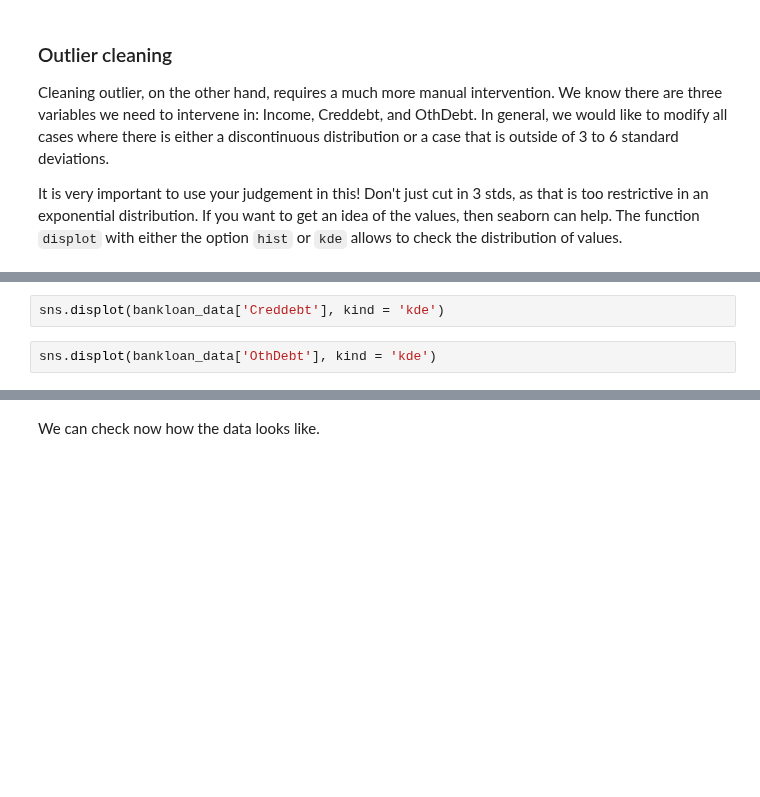
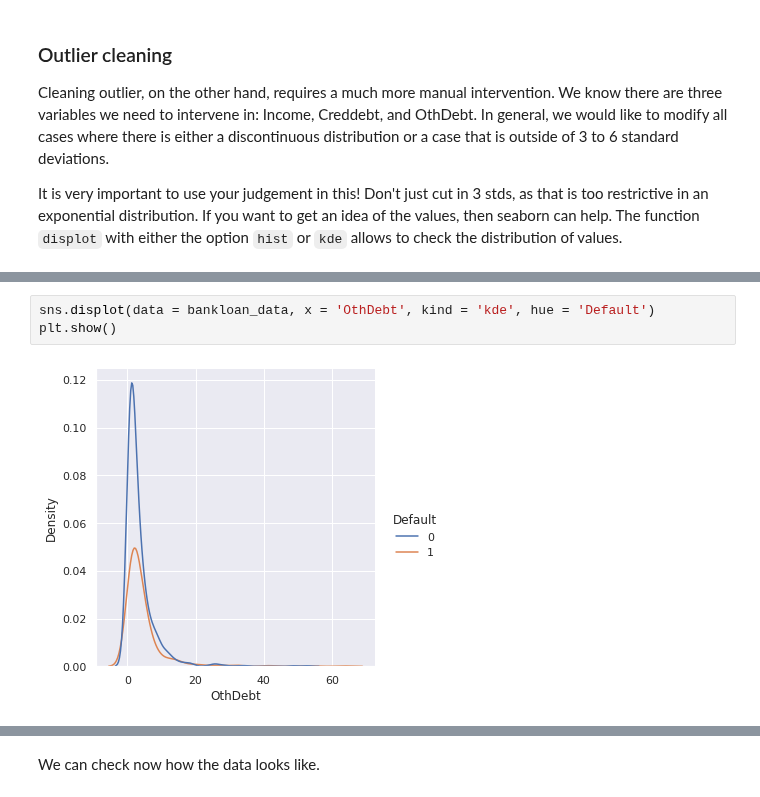
Before and after one commit to CBravoR/AdvancedAnalyticsLabs, a Jupyter notebook: notebooks/python/Lab_4_Preprocessing.ipynb, the cells around one changed output, grey strips where cells are left out. Drawn from its saved outputs; the diff is of its cells as text; blank space fills up the shorter version.

```diff
--- a/notebooks/python/Lab_4_Preprocessing.ipynb
+++ b/notebooks/python/Lab_4_Preprocessing.ipynb
@@ -140,4 +255,5 @@ sns.displot(bankloan_data['Income'], kind = 'hist')
 # %%
-sns.displot(bankloan_data['Creddebt'], kind = 'kde')
+sns.displot(data = bankloan_data, x = 'OthDebt', kind = 'kde', hue = 'Default')
+plt.show()
+# %% [output]
+[figure, added]
-# %%
-sns.displot(bankloan_data['OthDebt'], kind = 'kde')
```
Also changed, not shown: parts of 27 cells of this notebook.
